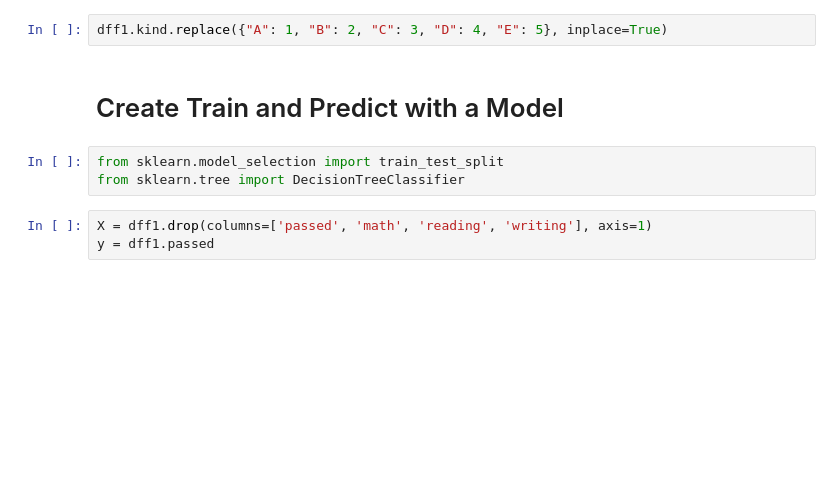
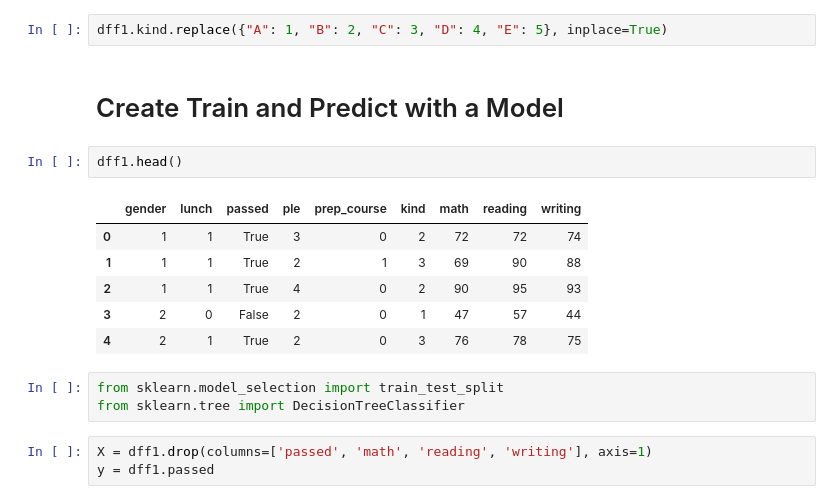
Before and after one commit to hilaa936/jb-final-proj, a Jupyter notebook: StudentPerformanceInExams.ipynb, the cells around one changed output. Drawn from its saved outputs; the diff is of its cells as text; blank space fills up the shorter version.

```diff
--- a/StudentPerformanceInExams.ipynb
+++ b/StudentPerformanceInExams.ipynb
@@ -406,6 +406,15 @@ dff1.head()
 dff1.kind.replace({"A": 1, "B": 2, "C": 3, "D": 4, "E": 5}, inplace=True)
 # %% [markdown]
 # Create Train and Predict with a Model
+# %%
+dff1.head()
+# %% [output]
+|  | gender | lunch | passed | ple | prep_course | kind | math | reading | writing |
+| 0 | 1 | 1 | True | 3 | 0 | 2 | 72 | 72 | 74 |
+| 1 | 1 | 1 | True | 2 | 1 | 3 | 69 | 90 | 88 |
+| 2 | 1 | 1 | True | 4 | 0 | 2 | 90 | 95 | 93 |
+| 3 | 2 | 0 | False | 2 | 0 | 1 | 47 | 57 | 44 |
+| 4 | 2 | 1 | True | 2 | 0 | 3 | 76 | 78 | 75 |
 # %%
 from sklearn.model_selection import train_test_split
 from sklearn.tree import DecisionTreeClassifier
```
Also changed, not shown: parts of 4 cells of this notebook, 6 other files.
